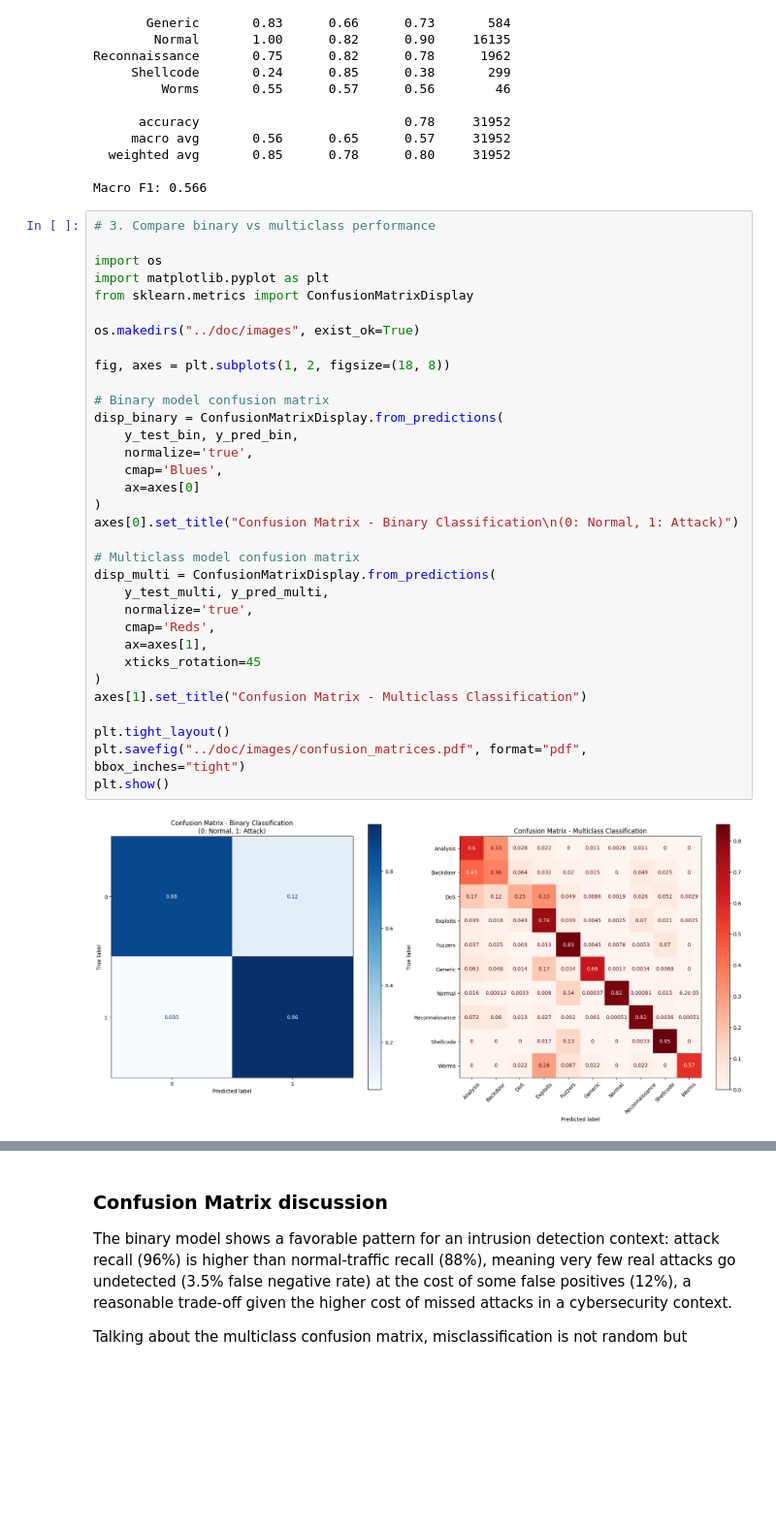
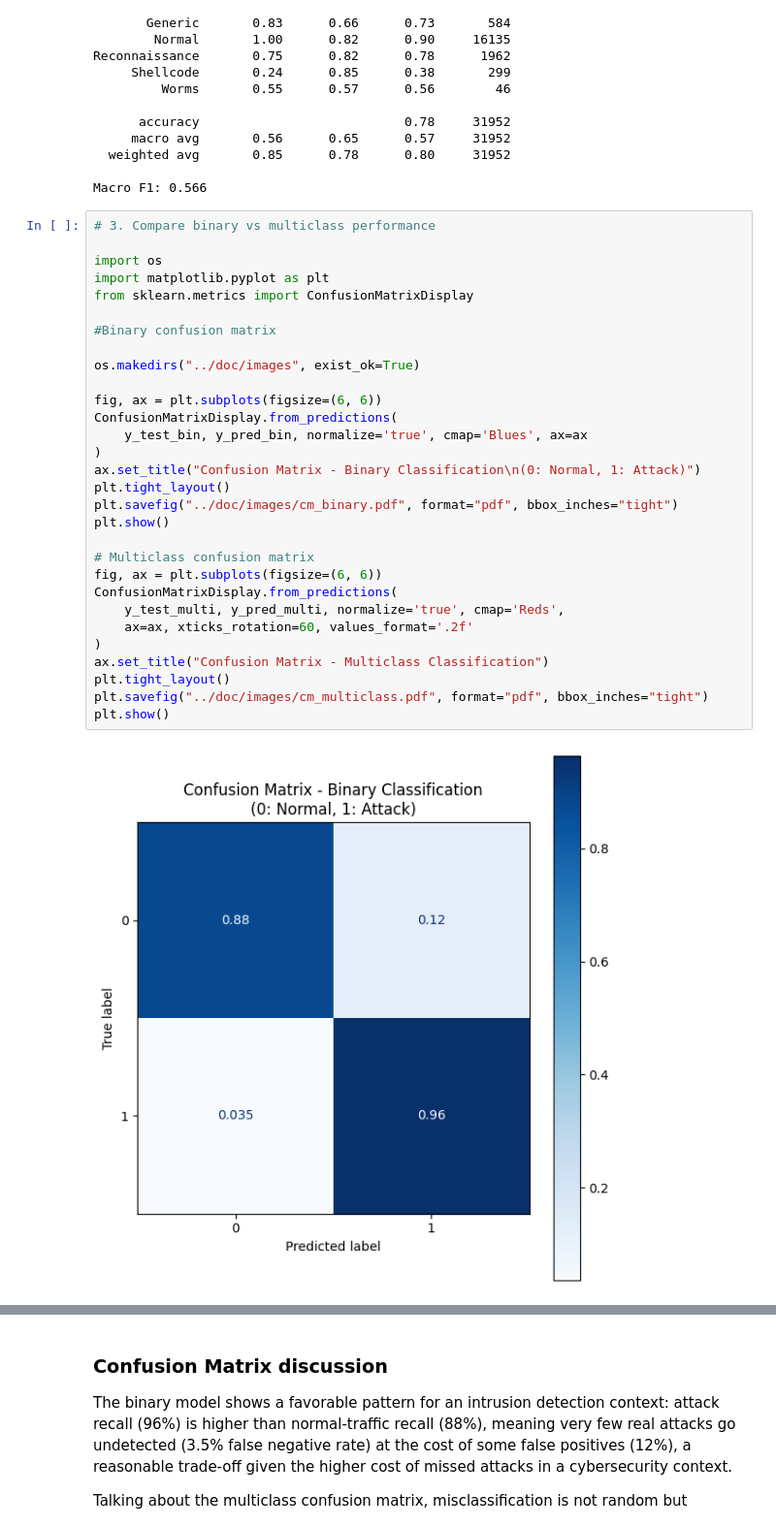
Before and after one commit to simonemontagnini02/Montagnini-IntrusionDetectionUNSW-NB15, a Jupyter notebook: notebooks/06_evaluation_comparison.ipynb, the cells around one changed output, grey strips where cells are left out. Shown at 97% size. Saved outputs shown, nothing was run; the diff lists cells and outputs as text; blank space fills up the shorter version.

```diff
--- a/notebooks/06_evaluation_comparison.ipynb
+++ b/notebooks/06_evaluation_comparison.ipynb
@@ -94,35 +94,32 @@ Macro F1: 0.566
 # %%
 # 3. Compare binary vs multiclass performance
 
 import os
 import matplotlib.pyplot as plt
 from sklearn.metrics import ConfusionMatrixDisplay
 
+#Binary confusion matrix
+
 os.makedirs("../doc/images", exist_ok=True)
 
-fig, axes = plt.subplots(1, 2, figsize=(18, 8))
+fig, ax = plt.subplots(figsize=(6, 6))
+ConfusionMatrixDisplay.from_predictions(
+    y_test_bin, y_pred_bin, normalize='true', cmap='Blues', ax=ax
+)
+ax.set_title("Confusion Matrix - Binary Classification\n(0: Normal, 1: Attack)")
+plt.tight_layout()
+plt.savefig("../doc/images/cm_binary.pdf", format="pdf", bbox_inches="tight")
+plt.show()
 
-# Binary model confusion matrix
-disp_binary = ConfusionMatrixDisplay.from_predictions(
-    y_test_bin, y_pred_bin,
-    normalize='true',
-    cmap='Blues',
-    ax=axes[0]
+# Multiclass confusion matrix
+fig, ax = plt.subplots(figsize=(6, 6))
+ConfusionMatrixDisplay.from_predictions(
+    y_test_multi, y_pred_multi, normalize='true', cmap='Reds',
+    ax=ax, xticks_rotation=60, values_format='.2f'
 )
-axes[0].set_title("Confusion Matrix - Binary Classification\n(0: Normal, 1: Attack)")
-
-# Multiclass model confusion matrix
-disp_multi = ConfusionMatrixDisplay.from_predictions(
-    y_test_multi, y_pred_multi,
-    normalize='true',
-    cmap='Reds',
-    ax=axes[1],
-    xticks_rotation=45
-)
-axes[1].set_title("Confusion Matrix - Multiclass Classification")
-
+ax.set_title("Confusion Matrix - Multiclass Classification")
 plt.tight_layout()
-plt.savefig("../doc/images/confusion_matrices.pdf", format="pdf", bbox_inches="tight")
+plt.savefig("../doc/images/cm_multiclass.pdf", format="pdf", bbox_inches="tight")
 plt.show()
 # %% [output]
-[figure, old version]
+[figure, new version]
```
Also changed, not shown: parts of 1 cell of this notebook, 13 other files.
